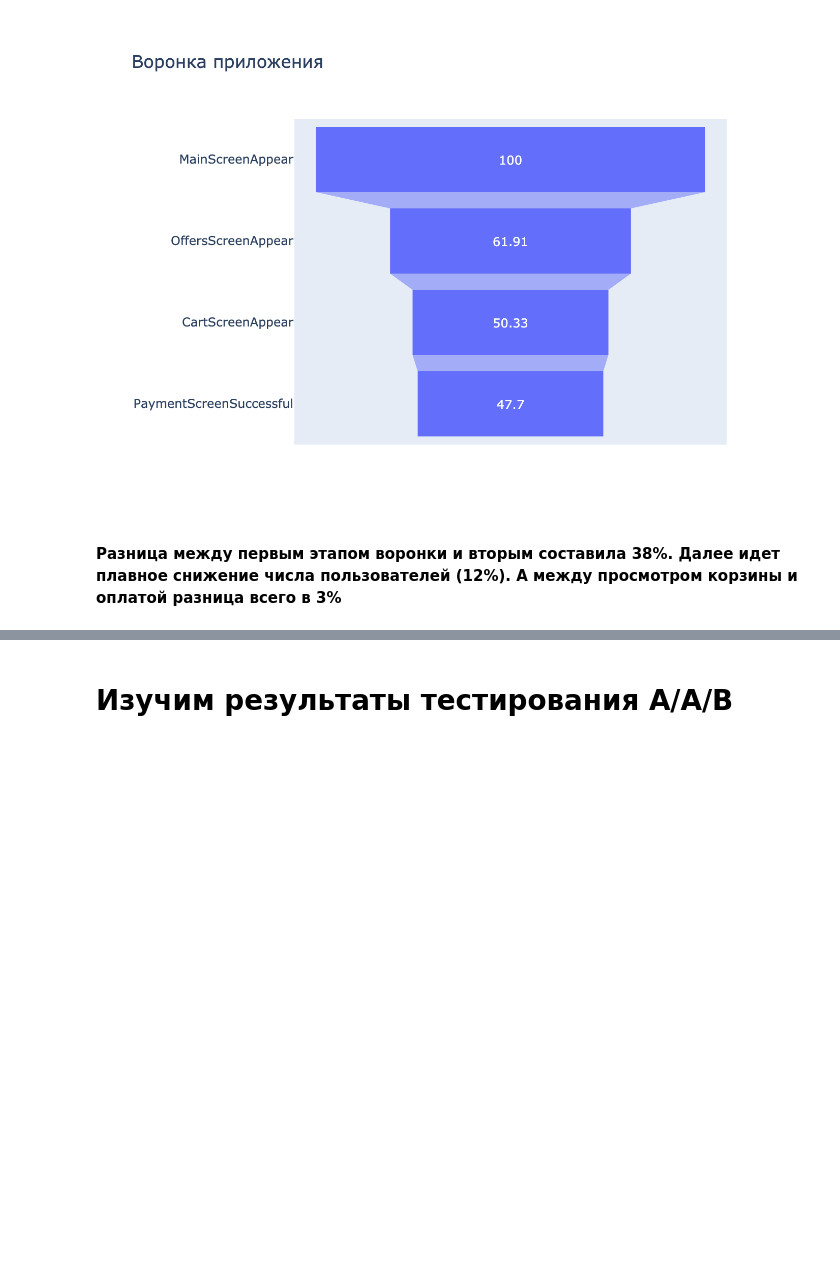
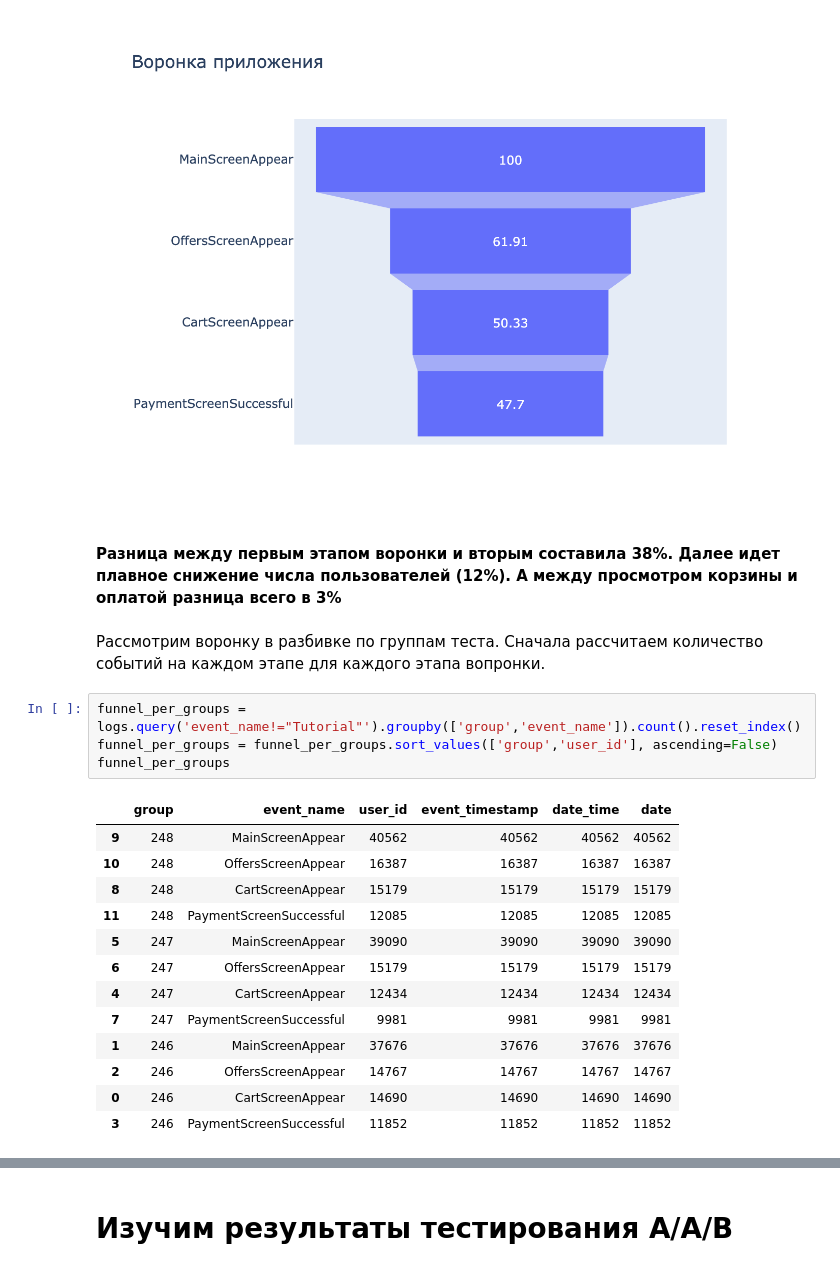
Before and after one commit to ekantip/my_projects, a Jupyter notebook: sales_funnel_AAB_test.ipynb, the cells around one changed output, grey strips where cells are left out. Saved outputs shown, nothing was run; the diff lists cells and outputs as text; blank space fills up the shorter version.

```diff
--- a/sales_funnel_AAB_test.ipynb
+++ b/sales_funnel_AAB_test.ipynb
@@ -350,3 +350,23 @@ fig.show(renderer='png', scale=2)
 [figure]
 # %% [markdown]
 __Разница между первым этапом воронки и вторым составила 38%. Далее идет плавное снижение числа пользователей (12%). А между просмотром корзины и оплатой разница всего в 3%__
+# %% [markdown]
+Рассмотрим воронку в разбивке по группам теста. Сначала рассчитаем количество событий на каждом этапе для каждого этапа вопронки.
+# %%
+funnel_per_groups = logs.query('event_name!="Tutorial"').groupby(['group','event_name']).count().reset_index()
+funnel_per_groups = funnel_per_groups.sort_values(['group','user_id'], ascending=False)
+funnel_per_groups
+# %% [output]
+|  | group | event_name | user_id | event_timestamp | date_time | date |
+| 9 | 248 | MainScreenAppear | 40562 | 40562 | 40562 | 40562 |
+| 10 | 248 | OffersScreenAppear | 16387 | 16387 | 16387 | 16387 |
+| 8 | 248 | CartScreenAppear | 15179 | 15179 | 15179 | 15179 |
+| 11 | 248 | PaymentScreenSuccessful | 12085 | 12085 | 12085 | 12085 |
+| 5 | 247 | MainScreenAppear | 39090 | 39090 | 39090 | 39090 |
+| 6 | 247 | OffersScreenAppear | 15179 | 15179 | 15179 | 15179 |
+| 4 | 247 | CartScreenAppear | 12434 | 12434 | 12434 | 12434 |
+| 7 | 247 | PaymentScreenSuccessful | 9981 | 9981 | 9981 | 9981 |
+| 1 | 246 | MainScreenAppear | 37676 | 37676 | 37676 | 37676 |
+| 2 | 246 | OffersScreenAppear | 14767 | 14767 | 14767 | 14767 |
+| 0 | 246 | CartScreenAppear | 14690 | 14690 | 14690 | 14690 |
+| 3 | 246 | PaymentScreenSuccessful | 11852 | 11852 | 11852 | 11852 |
```
Also changed, not shown: parts of 2 cells of this notebook.
